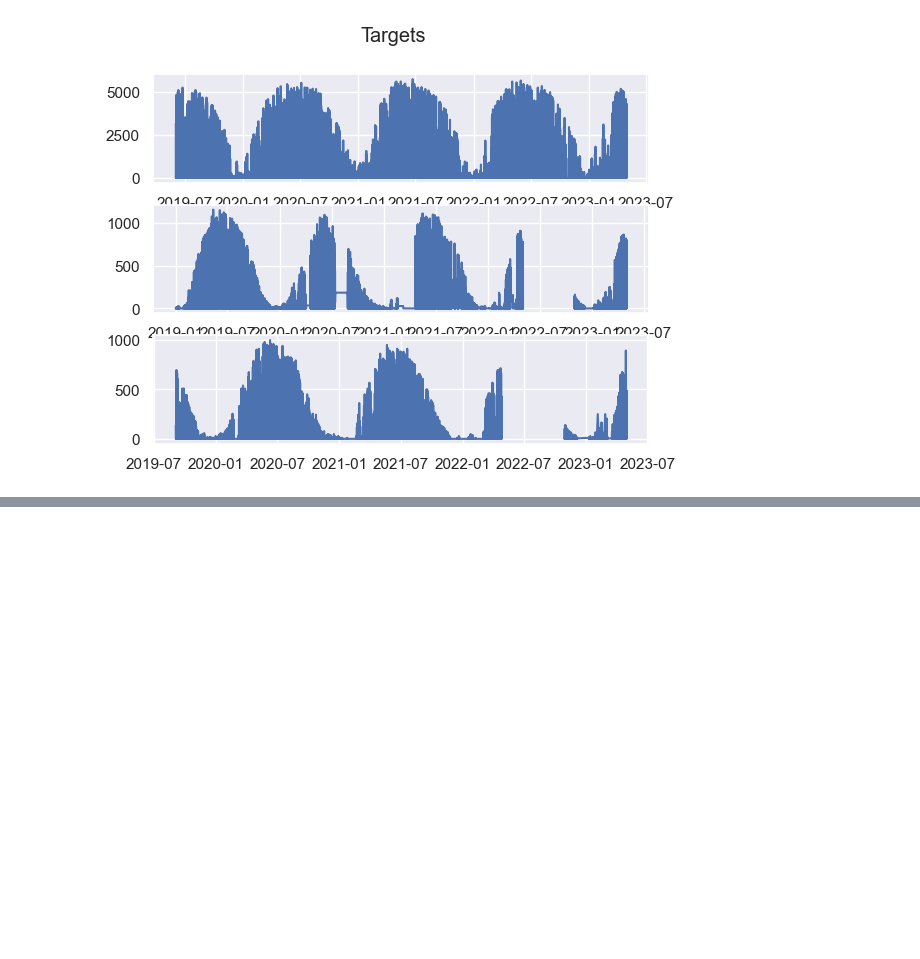
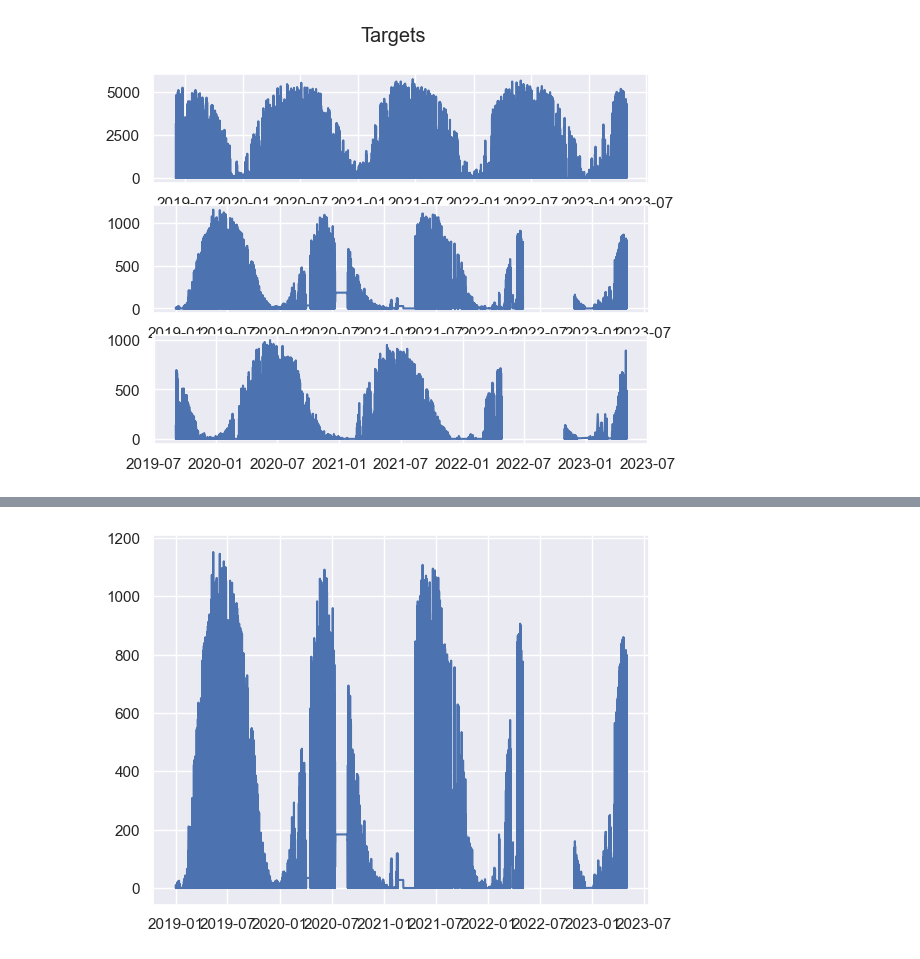
Before and after one commit to hugokerino/Energy-forecasting-NTNU, a Jupyter notebook: data/Hugo/notebook_hugo.ipynb, the cells around one changed output, grey strips where cells are left out. Saved outputs shown, nothing was run; the diff lists cells and outputs as text; code cells hidden in the pictures; blank space fills up the shorter version.

```diff
--- a/data/Hugo/notebook_hugo.ipynb
+++ b/data/Hugo/notebook_hugo.ipynb
@@ -251,0 +270,5 @@ Target :  2018-12-31 23:00:00  to  2023-04-30 23:00:00
+# %%
+plt.plot(Target_datasets[1].iloc[:,0], Target_datasets[1].iloc[:,1] )
+plt.show()
+# %% [output]
+[figure, added]
```
Also changed, not shown: parts of 12 cells of this notebook.
